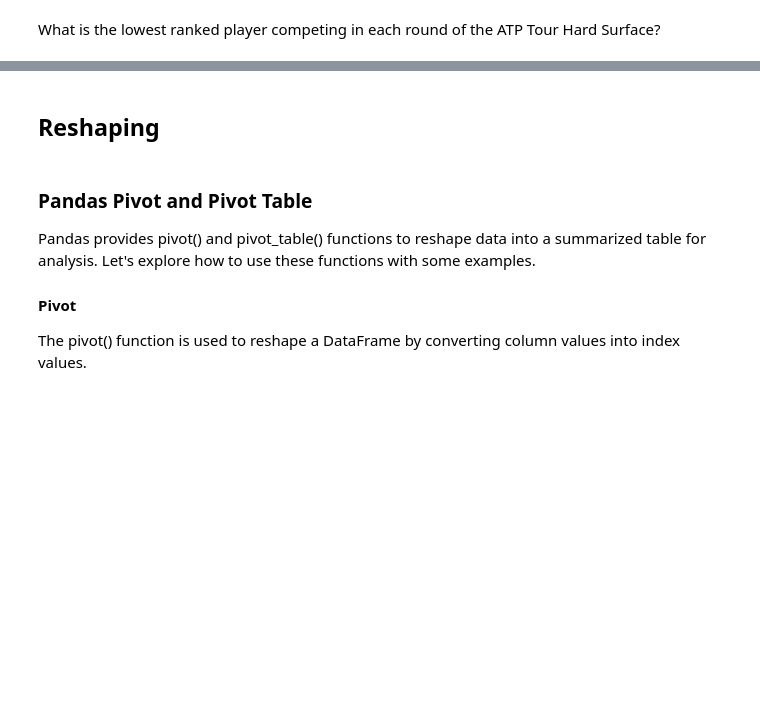
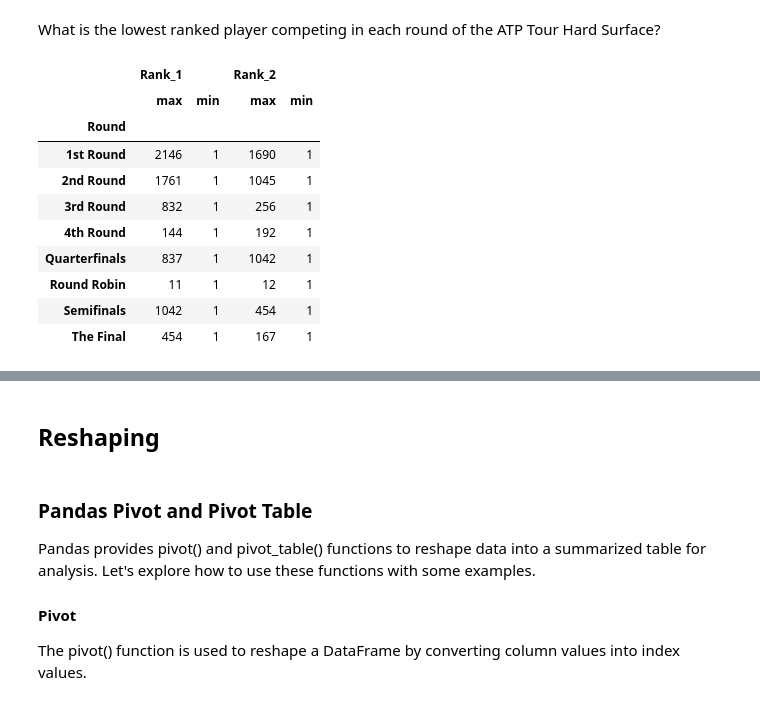
Before and after one commit to hewp84/CRT420, a Jupyter notebook: Week 3/Pandas_5.ipynb, the cells around one changed output, grey strips where cells are left out. Cells and saved outputs as stored; diff of their text form; code cells hidden in the pictures; blank space fills up the shorter version.

```diff
--- a/Week 3/Pandas_5.ipynb
+++ b/Week 3/Pandas_5.ipynb
@@ -104,15 +182,27 @@ What is the lowest ranked player competing in each round of the ATP Tour Hard Su
 # %%
 r_atp = hard.groupby('Round')
 # Use a dictionary to specify aggregation functions for each column
 agg_dict = {
     'Rank_1': ['max', 'min'],
     'Rank_2': ['max', 'min']
 }
 
 # Apply .agg() using the dictionary
 atp_agg = r_atp.agg(agg_dict)
-atp_agg.rename(columns={'Rank_1': 'Rank 1'}, inplace=True)
+#atp_agg.rename(columns={'Rank_1': 'Rank 1'}, inplace=True)
 #rename for all other columns
 
 # Display the aggregated DataFrame
 atp_agg
+# %% [output]
+|  | Rank_1 |  | Rank_2 |  |
+|  | max | min | max | min |
+| Round |  |  |  |  |
+| 1st Round | 2146 | 1 | 1690 | 1 |
+| 2nd Round | 1761 | 1 | 1045 | 1 |
+| 3rd Round | 832 | 1 | 256 | 1 |
+| 4th Round | 144 | 1 | 192 | 1 |
+| Quarterfinals | 837 | 1 | 1042 | 1 |
+| Round Robin | 11 | 1 | 12 | 1 |
+| Semifinals | 1042 | 1 | 454 | 1 |
+| The Final | 454 | 1 | 167 | 1 |
```
Also changed, not shown: parts of 17 cells of this notebook, 1 other file.
